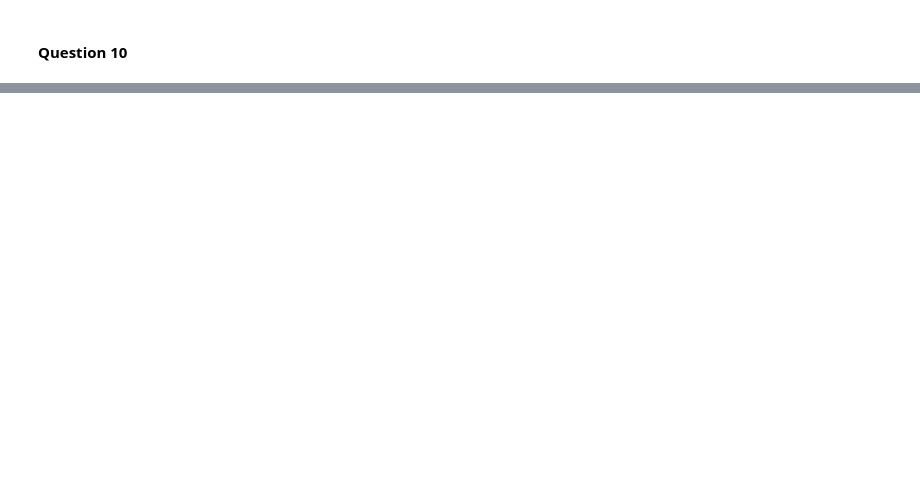
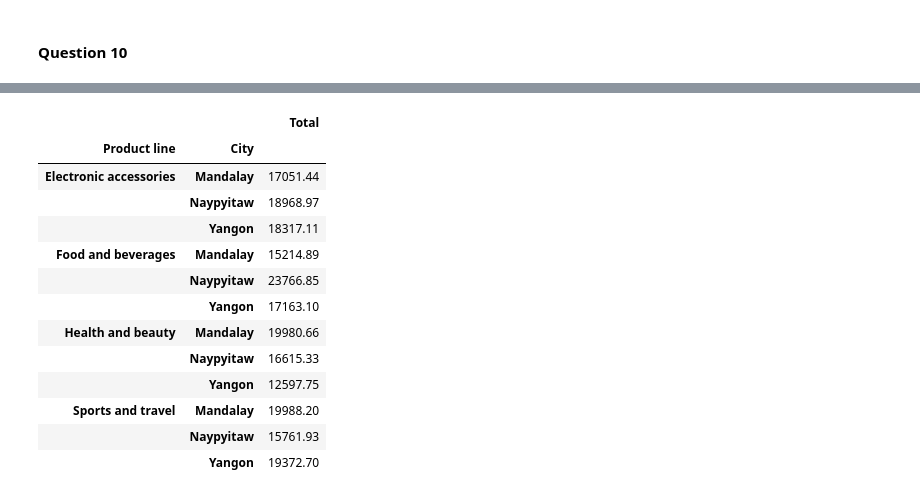
Before and after one commit to OmerKriger/DataSciencePython-PreprocessingData, a Jupyter notebook: assignment2-task1.ipynb, the cells around one changed output, grey strips where cells are left out. Drawn from its saved outputs; the diff is of its cells as text; code cells hidden in the pictures; blank space fills up the shorter version.

```diff
--- a/assignment2-task1.ipynb
+++ b/assignment2-task1.ipynb
@@ -173,0 +227,19 @@ pd.DataFrame(result)
+# %%
+df3 = df[['City','Product line','Strategic','Total']]
+df3 = df3[df3['Strategic'] == 'yes']
+df3.groupby(['Product line','City']).sum().round(2)
+# %% [output]
+|  |  | Total |
+| Product line | City |  |
+| Electronic accessories | Mandalay | 17051.44 |
+|  | Naypyitaw | 18968.97 |
+|  | Yangon | 18317.11 |
+| Food and beverages | Mandalay | 15214.89 |
+|  | Naypyitaw | 23766.85 |
+|  | Yangon | 17163.10 |
+| Health and beauty | Mandalay | 19980.66 |
+|  | Naypyitaw | 16615.33 |
+|  | Yangon | 12597.75 |
+| Sports and travel | Mandalay | 19988.20 |
+|  | Naypyitaw | 15761.93 |
+|  | Yangon | 19372.70 |
```
Also changed, not shown: parts of 32 cells of this notebook.
